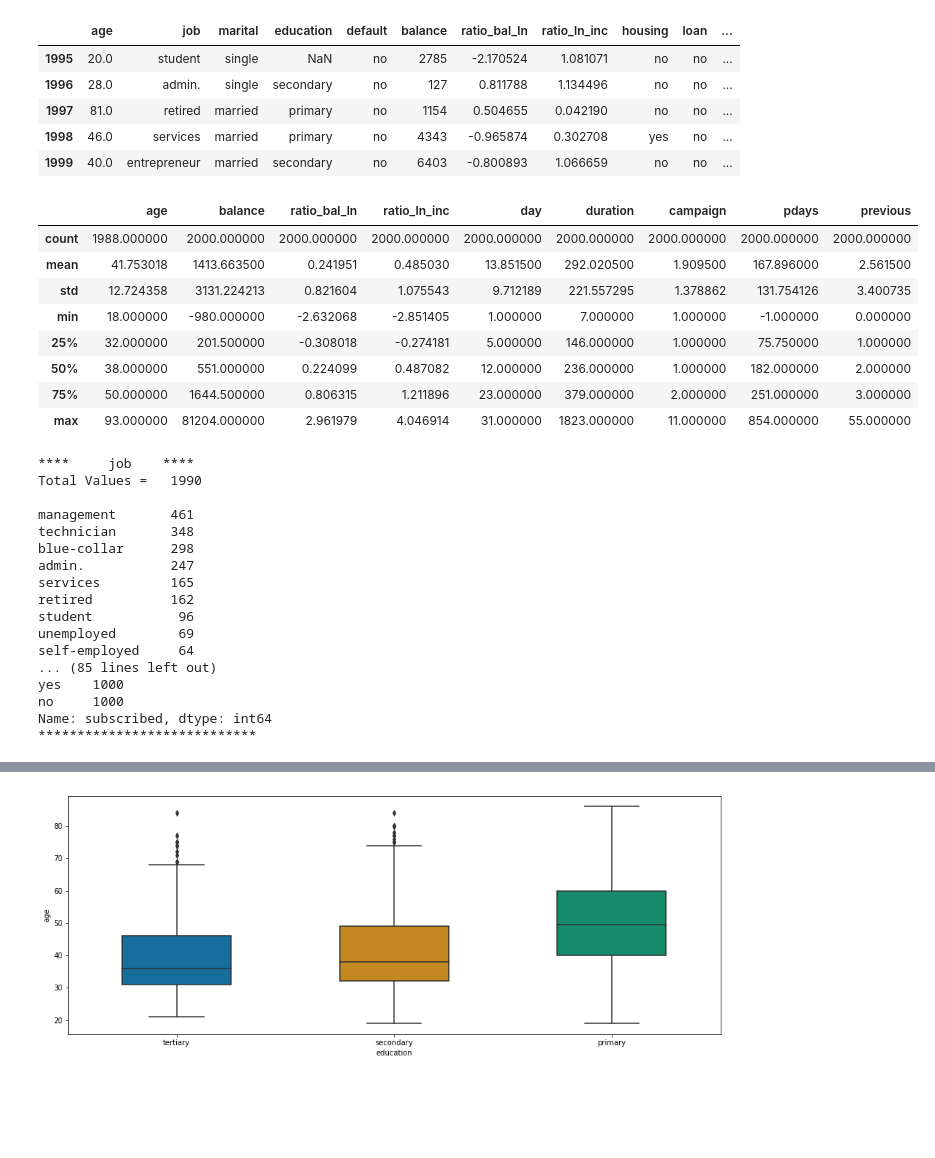
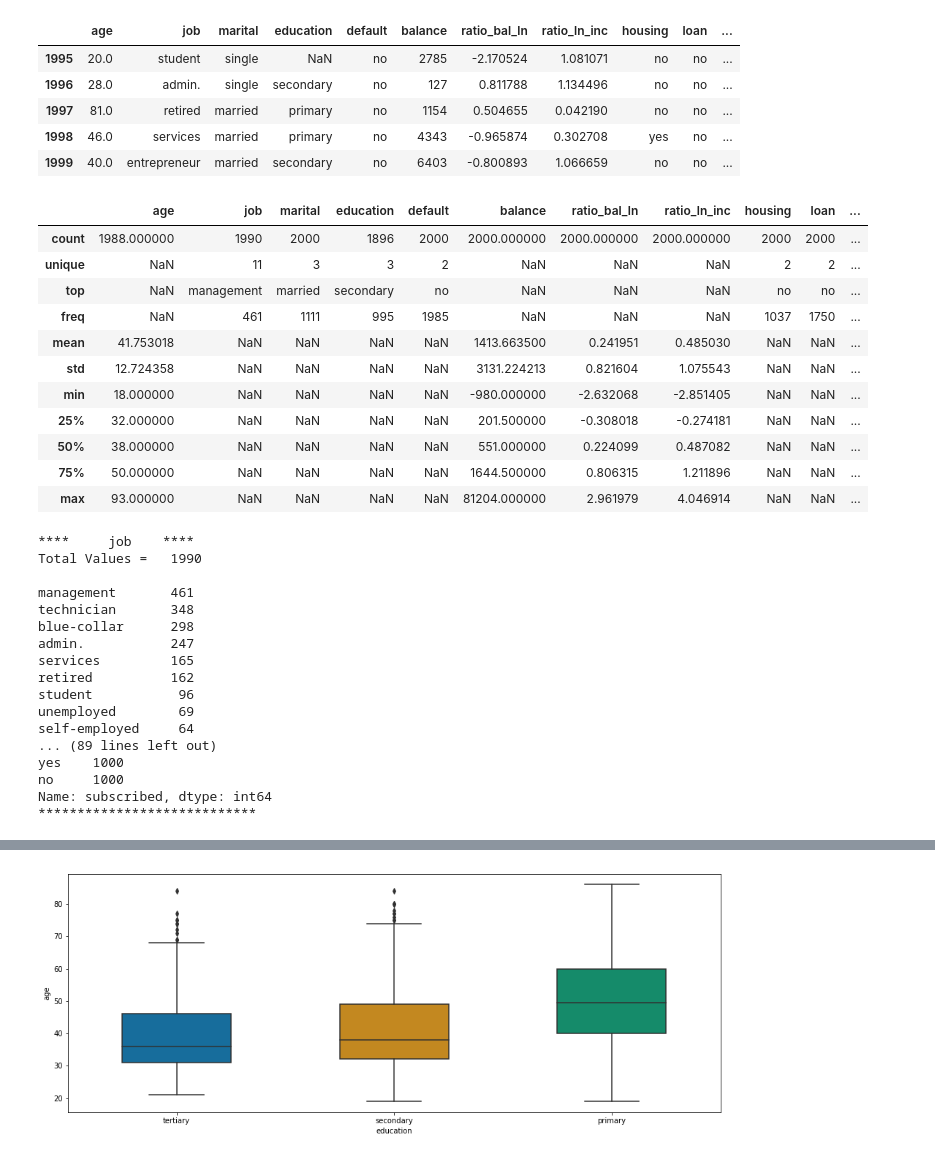
Before and after one commit to vipulpopat/MSCAI_Sem1_Etivity2, a Jupyter notebook: Etivity2_9939245.ipynb, the cells around one changed output, grey strips where cells are left out. Drawn from its saved outputs; the diff is of its cells as text; code cells hidden in the pictures; blank space fills up the shorter version.

Commit message:
Update Etivity2_9939245.ipynb
Added Table Of Contents
Added tags for clickable links
Updated analysis sections

```diff
--- a/Etivity2_9939245.ipynb
+++ b/Etivity2_9939245.ipynb
@@ -56,20 +109,23 @@ df.tail(5)
 | 1998 | 46.0 | services | married | primary | no | 4343 | -0.965874 | 0.302708 | yes | no | ... |
 | 1999 | 40.0 | entrepreneur | married | secondary | no | 6403 | -0.800893 | 1.066659 | no | no | ... |
 # %%
-# Calculate statistics for the numerical attributes.
+# Print statistical summary for all attributes
+df.describe(include='all')
 
-# Print statistical summary for all numerical attributes
-df.describe()
+# "include='all'" added after reviewing Brian Parle's code
 # %% [output]
-|  | age | balance | ratio_bal_ln | ratio_ln_inc | day | duration | campaign | pdays | previous |
-| count | 1988.000000 | 2000.000000 | 2000.000000 | 2000.000000 | 2000.000000 | 2000.000000 | 2000.000000 | 2000.000000 | 2000.000000 |
-| mean | 41.753018 | 1413.663500 | 0.241951 | 0.485030 | 13.851500 | 292.020500 | 1.909500 | 167.896000 | 2.561500 |
-| std | 12.724358 | 3131.224213 | 0.821604 | 1.075543 | 9.712189 | 221.557295 | 1.378862 | 131.754126 | 3.400735 |
-| min | 18.000000 | -980.000000 | -2.632068 | -2.851405 | 1.000000 | 7.000000 | 1.000000 | -1.000000 | 0.000000 |
-| 25% | 32.000000 | 201.500000 | -0.308018 | -0.274181 | 5.000000 | 146.000000 | 1.000000 | 75.750000 | 1.000000 |
-| 50% | 38.000000 | 551.000000 | 0.224099 | 0.487082 | 12.000000 | 236.000000 | 1.000000 | 182.000000 | 2.000000 |
-| 75% | 50.000000 | 1644.500000 | 0.806315 | 1.211896 | 23.000000 | 379.000000 | 2.000000 | 251.000000 | 3.000000 |
-| max | 93.000000 | 81204.000000 | 2.961979 | 4.046914 | 31.000000 | 1823.000000 | 11.000000 | 854.000000 | 55.000000 |
+|  | age | job | marital | education | default | balance | ratio_bal_ln | ratio_ln_inc | housing | loan | ... |
+| count | 1988.000000 | 1990 | 2000 | 1896 | 2000 | 2000.000000 | 2000.000000 | 2000.000000 | 2000 | 2000 | ... |
+| unique | NaN | 11 | 3 | 3 | 2 | NaN | NaN | NaN | 2 | 2 | ... |
+| top | NaN | management | married | secondary | no | NaN | NaN | NaN | no | no | ... |
+| freq | NaN | 461 | 1111 | 995 | 1985 | NaN | NaN | NaN | 1037 | 1750 | ... |
+| mean | 41.753018 | NaN | NaN | NaN | NaN | 1413.663500 | 0.241951 | 0.485030 | NaN | NaN | ... |
+| std | 12.724358 | NaN | NaN | NaN | NaN | 3131.224213 | 0.821604 | 1.075543 | NaN | NaN | ... |
+| min | 18.000000 | NaN | NaN | NaN | NaN | -980.000000 | -2.632068 | -2.851405 | NaN | NaN | ... |
+| 25% | 32.000000 | NaN | NaN | NaN | NaN | 201.500000 | -0.308018 | -0.274181 | NaN | NaN | ... |
+| 50% | 38.000000 | NaN | NaN | NaN | NaN | 551.000000 | 0.224099 | 0.487082 | NaN | NaN | ... |
+| 75% | 50.000000 | NaN | NaN | NaN | NaN | 1644.500000 | 0.806315 | 1.211896 | NaN | NaN | ... |
+| max | 93.000000 | NaN | NaN | NaN | NaN | 81204.000000 | 2.961979 | 4.046914 | NaN | NaN | ... |
 # %%
 # From https://stackoverflow.com/questions/29803093/check-which-columns-in-dataframe-are-categorical
 # The following code extracts the columns with categorical attributes
@@ -80,8 +136,10 @@ cat_var = [key for key in dict(df.dtypes)
 for var in cat_var:
     print("\n****\t",var,"\t****")
     print("Total Values = \t",df[var].count(),"\n")
-    print(df[var].value_counts())
+    print(df[var].value_counts(dropna=False))
     print("****************************")
+
+# "dropna=False" added to value_counts at Garret Molloy's suggestion. Useful to display NaNs
 # %% [output]
 ****     job    ****
 Total Values =   1990
@@ -95,7 +153,7 @@ retired          162
 student           96
 unemployed        69
 self-employed     64
-... (85 lines left out)
+... (89 lines left out)
 yes    1000
 no     1000
 Name: subscribed, dtype: int64
```
Also changed, not shown: parts of 131 cells of this notebook.
